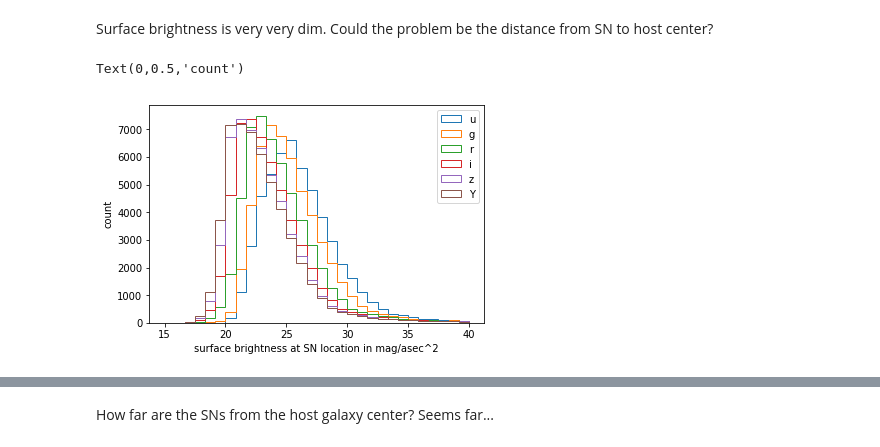
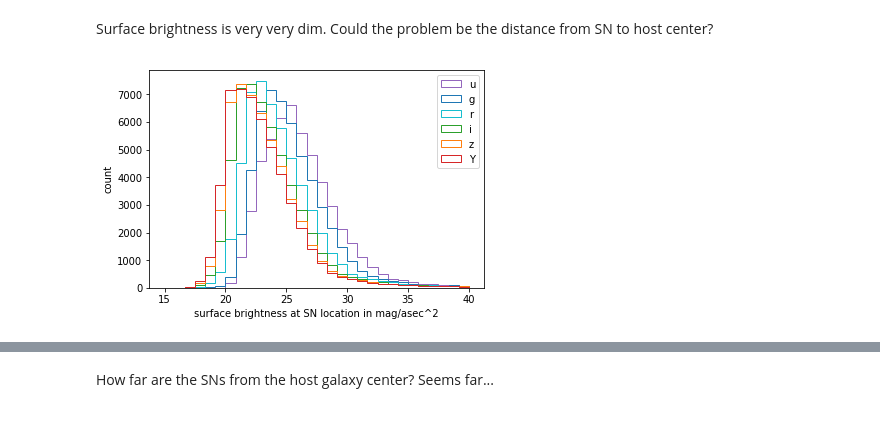
Before and after one commit to LSSTDESC/SN_image_catalog_validation, a Jupyter notebook: surface_brightness/host_surface_brightness_joined_db.ipynb, the cells around one changed output, grey strips where cells are left out. Saved outputs shown, nothing was run; the diff lists cells and outputs as text; code cells hidden in the pictures.

```diff
--- a/surface_brightness/host_surface_brightness_joined_db.ipynb
+++ b/surface_brightness/host_surface_brightness_joined_db.ipynb
@@ -128,12 +128,12 @@ Surface brightness is very very dim. Could the problem be the distance from SN t
 # %%
 color_dict = {'u': 'tab:purple', 'g': 'tab:blue', 'r': 'tab:cyan', 'i': 'tab:green', 'z': 'tab:orange', 'Y': 'tab:red'}
 for bp in 'ugrizY':
-    plt.hist(finite_sb_all_bands['mag_sb_%s' %bp], range=[15.0, 40.0], histtype='step', facecolor=color_dict[bp], label=bp, bins=30)
+    plt.hist(finite_sb_all_bands['mag_sb_%s' %bp], range=[15.0, 40.0], histtype='step', color=color_dict[bp], label=bp, bins=30)
     #plt.hist(finite_sb_all_bands['mag_sb_%s' %bp], range=[15.0, 40.0], histtype='step', color=color_dict[bp], label=bp, bins=30)
 plt.legend()
 plt.xlabel("surface brightness at SN location in mag/asec^2")
 #plt.xlabel("surface brightness ~0.5asec away in RA, Dec from center in mag/asec^2")
 plt.ylabel("count")
+plt.savefig('host_surface_brightness_at_sn_locations.pdf')
 # %% [output]
-Text(0,0.5,'count')
-[figure, old version]
+[figure, new version]
```
Also changed, not shown: parts of 1 cell of this notebook, 2 other files.
